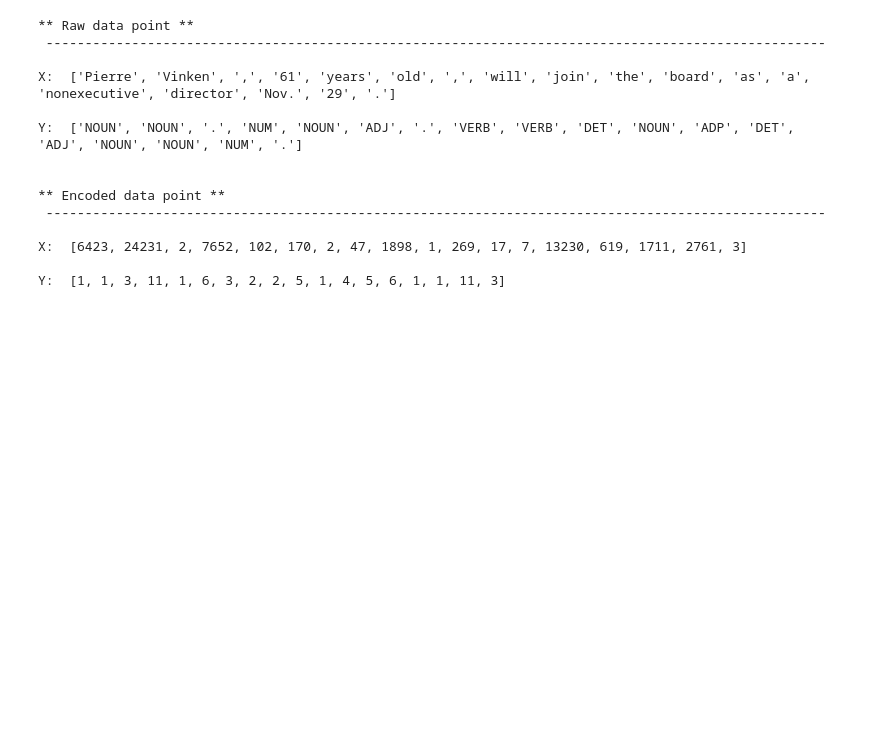
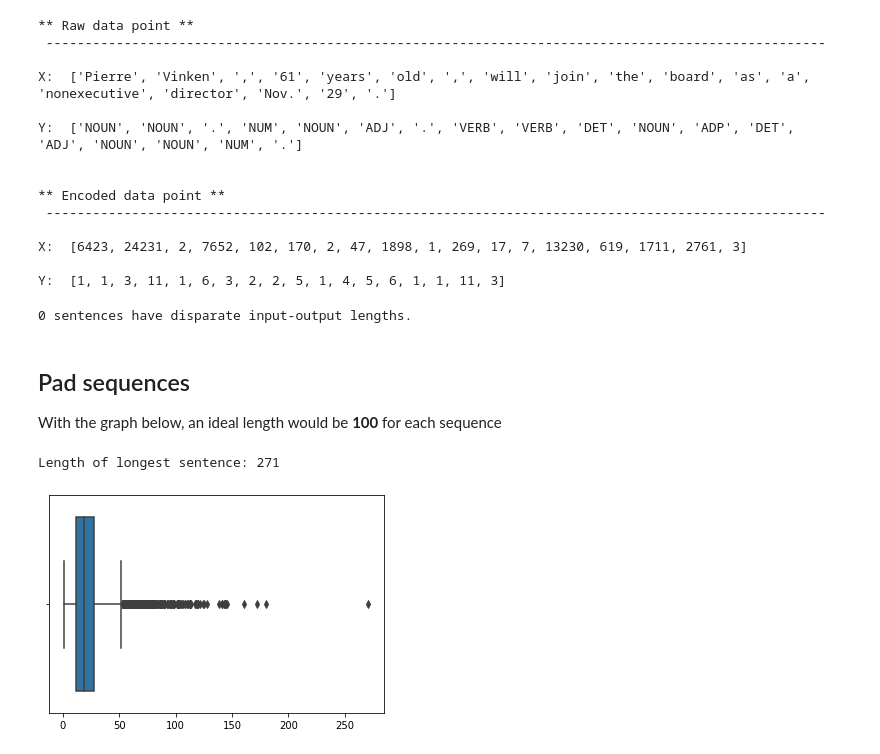
Before and after one commit to Dokkaebi00/POS_Tagging-with-HMM, a Jupyter notebook: RNN_POS/POS_RNN.ipynb, the cells around one changed output. Cells and saved outputs as stored; diff of their text form; code cells hidden in the pictures; blank space fills up the shorter version.

```diff
--- a/RNN_POS/POS_RNN.ipynb
+++ b/RNN_POS/POS_RNN.ipynb
@@ -146,3 +154,24 @@ Y:  ['NOUN', 'NOUN', '.', 'NUM', 'NOUN', 'ADJ', '.', 'VERB', 'VERB', 'DET', 'NOU
 X:  [6423, 24231, 2, 7652, 102, 170, 2, 47, 1898, 1, 269, 17, 7, 13230, 619, 1711, 2761, 3]
 
 Y:  [1, 1, 3, 11, 1, 6, 3, 2, 2, 5, 1, 4, 5, 6, 1, 1, 11, 3]
+# %%
+# make sure that each sequence of input and output is same length
+
+different_length = [1 if len(input) != len(output) else 0 for input, output in zip(X_encoded, Y_encoded)]
+print("{} sentences have disparate input-output lengths.".format(sum(different_length)))
+# %% [output]
+0 sentences have disparate input-output lengths.
+# %% [markdown]
+## Pad sequences
+With the graph below, an ideal length would be **100** for each sequence
+# %%
+# check length of longest sentence
+lengths = [len(seq) for seq in X_encoded]
+print("Length of longest sentence: {}".format(max(lengths)))
+# %% [output]
+Length of longest sentence: 271
+# %%
+sns.boxplot(lengths)
+plt.show()
+# %% [output]
+[figure, added]
```
Also changed, not shown: parts of 45 cells of this notebook.
